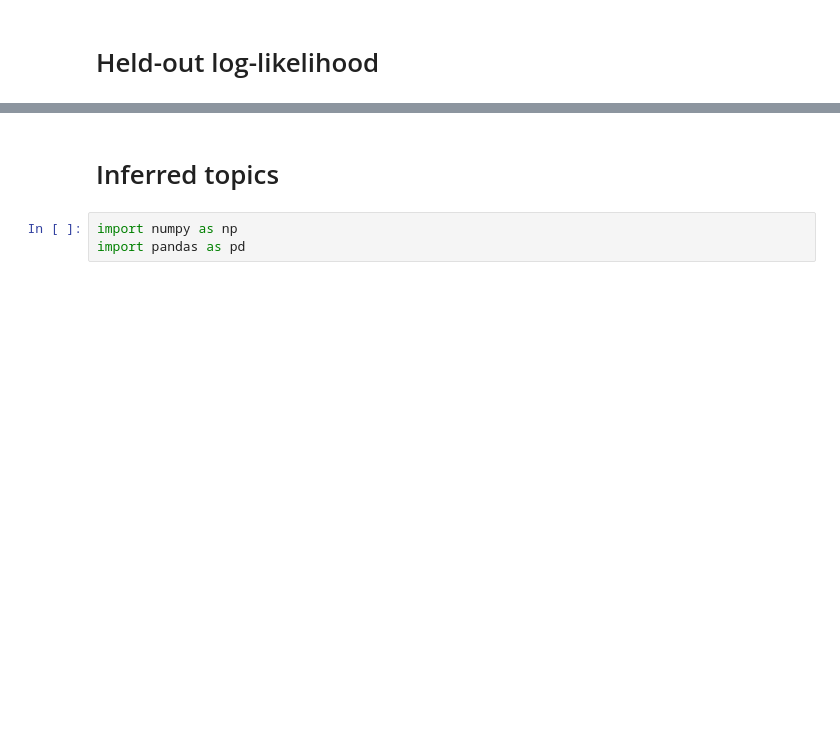
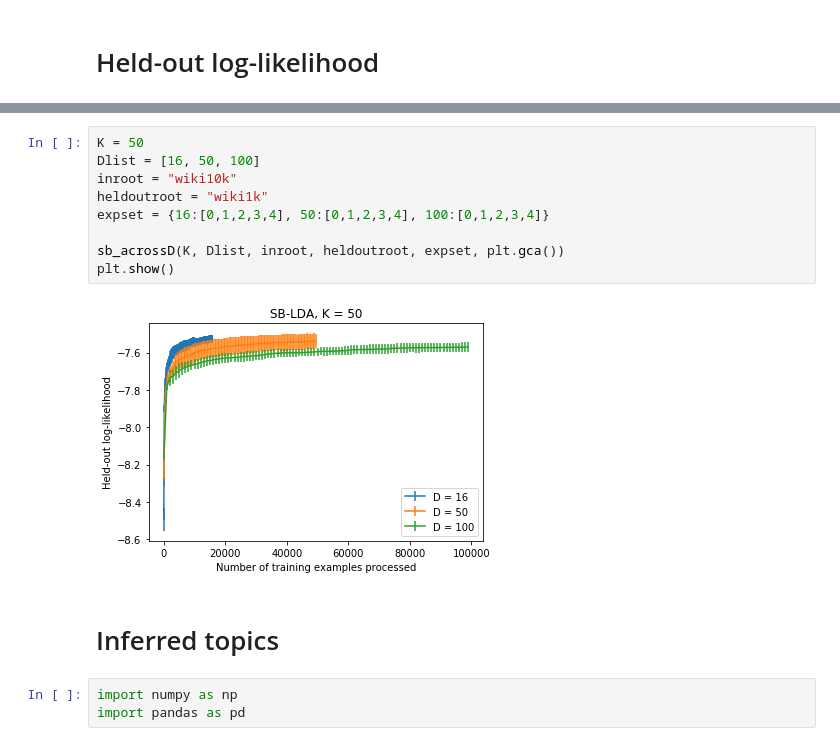
Before and after one commit to tinnguyen96/onlineldavb, a Jupyter notebook: Report.ipynb, the cells around one changed output, grey strips where cells are left out. Cells and saved outputs as stored; diff of their text form; blank space fills up the shorter version.

```diff
--- a/Report.ipynb
+++ b/Report.ipynb
@@ -58,3 +161,14 @@ plotLL(100, "wiki10k","wiki1k", range(1,11))
+# %%
+K = 50
+Dlist = [16, 50, 100]
+inroot = "wiki10k"
+heldoutroot = "wiki1k"
+expset = {16:[0,1,2,3,4], 50:[0,1,2,3,4], 100:[0,1,2,3,4]}
+
+sb_acrossD(K, Dlist, inroot, heldoutroot, expset, plt.gca())
+plt.show()
+# %% [output]
+[figure, added]
 # %% [markdown]
 # Inferred topics
 # %%
```
Also changed, not shown: parts of 9 cells of this notebook, 6 other files.
